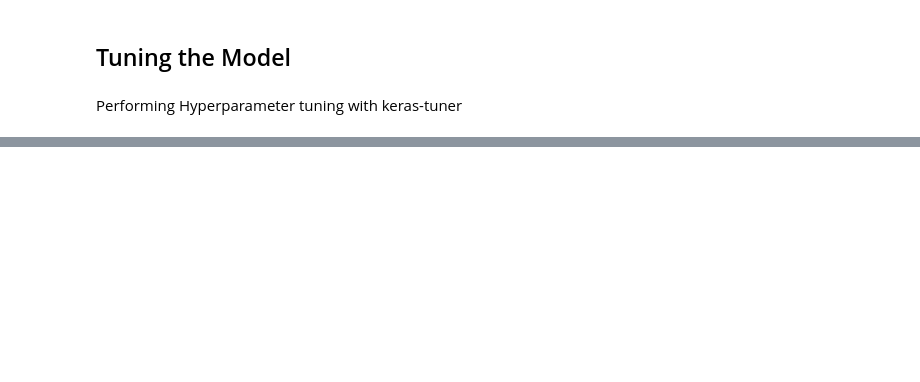
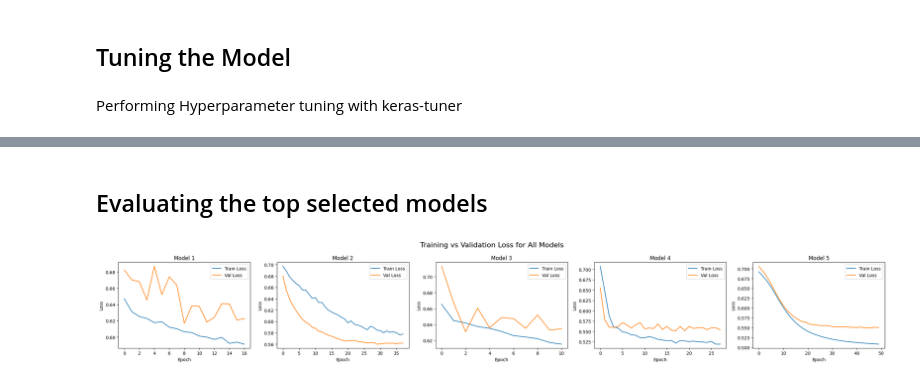
Before and after one commit to sanidavidanagama/Telecom_Churn_Prediction, a Jupyter notebook: notebooks/neural_network_churn_model.ipynb, the cells around one changed output, grey strips where cells are left out. Cells and saved outputs as stored; diff of their text form; code cells hidden in the pictures; blank space fills up the shorter version.

Commit message:
perf(NN): select top models from tuned on hyperparameters models

```diff
--- a/notebooks/neural_network_churn_model.ipynb
+++ b/notebooks/neural_network_churn_model.ipynb
@@ -275,6 +265,0 @@ tuner/trial_id: 0064
-# %%
-model = tuner.hypermodel.build(best_hps)
-history = model.fit(x_train, y_train,
-                    epochs=50,
-                    validation_split=0.2,
-                    callbacks=[stop_early])
@@ -375,0 +266,24 @@ ROC-AUC score: 0.8403756232400734
+# %%
+top_n = 5
+top_models = tuner.get_best_models(num_models=top_n)
+top_hps = tuner.get_best_hyperparameters(num_trials=top_n)
+trained_models = []
+histories = []
+# %%
+for i, hp in enumerate(top_hps):
+    model = tuner.hypermodel.build(hp)
+
+    history = model.fit(
+        x_train,
+        y_train,
+        epochs=50,
+        validation_split=0.2,
+        class_weight=class_weights_dict,
+        callbacks=[stop_early],
+        verbose=0
+    )
+
+    trained_models.append(model)
+    histories.append(history)
+
+    print(f"Trained model {i+1} with hyperparameters: {hp.values}")
@@ -375,0 +296,19 @@ ROC-AUC score: 0.8403756232400734
+# %% [markdown]
+## Evaluating the top selected models
+# %%
+fig, axes = plt.subplots(1, 5, figsize=(25, 4))
+
+for i, history in enumerate(histories):
+    ax = axes[i]
+    ax.plot(history.history['loss'], label='Train Loss')
+    ax.plot(history.history['val_loss'], label='Val Loss')
+    ax.set_title(f"Model {i+1}")
+    ax.set_xlabel("Epoch")
+    ax.set_ylabel("Loss")
+    ax.legend()
+
+plt.suptitle("Training vs Validation Loss for All Models", fontsize=16)
+plt.tight_layout()
+plt.show()
+# %% [output]
+[figure, added]
```
Also changed, not shown: parts of 30 cells of this notebook.
